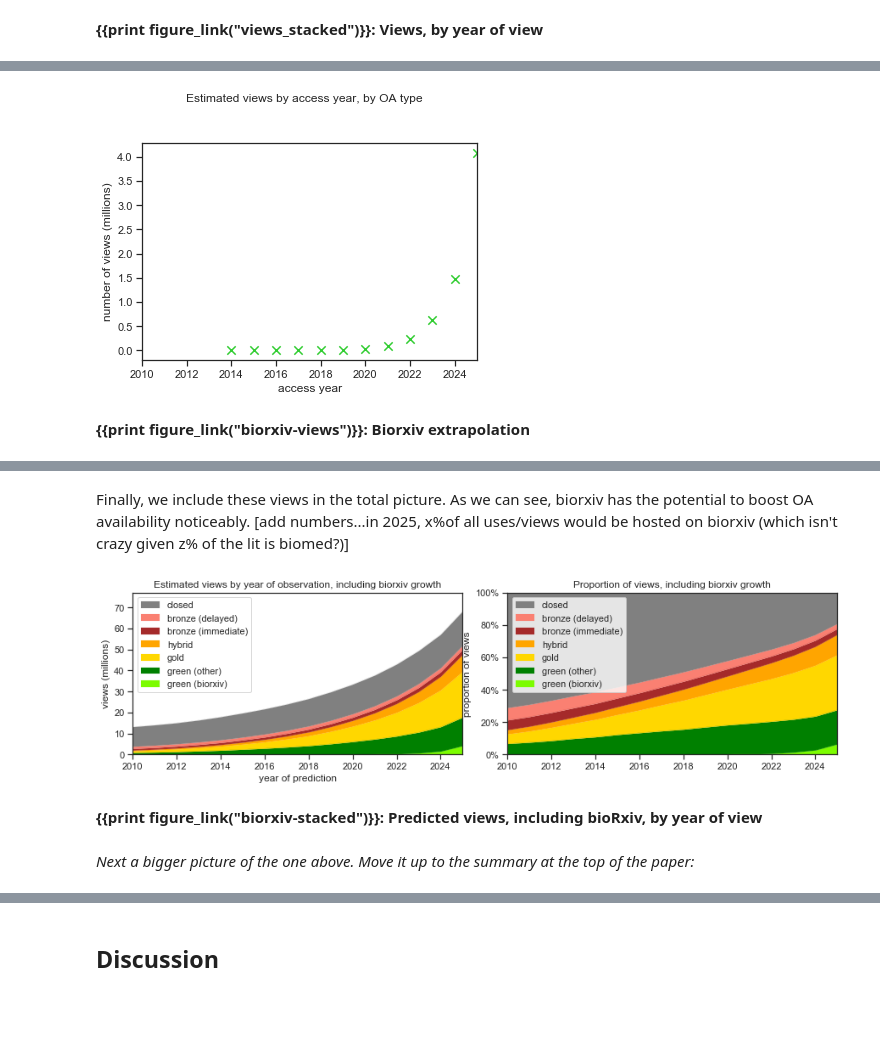
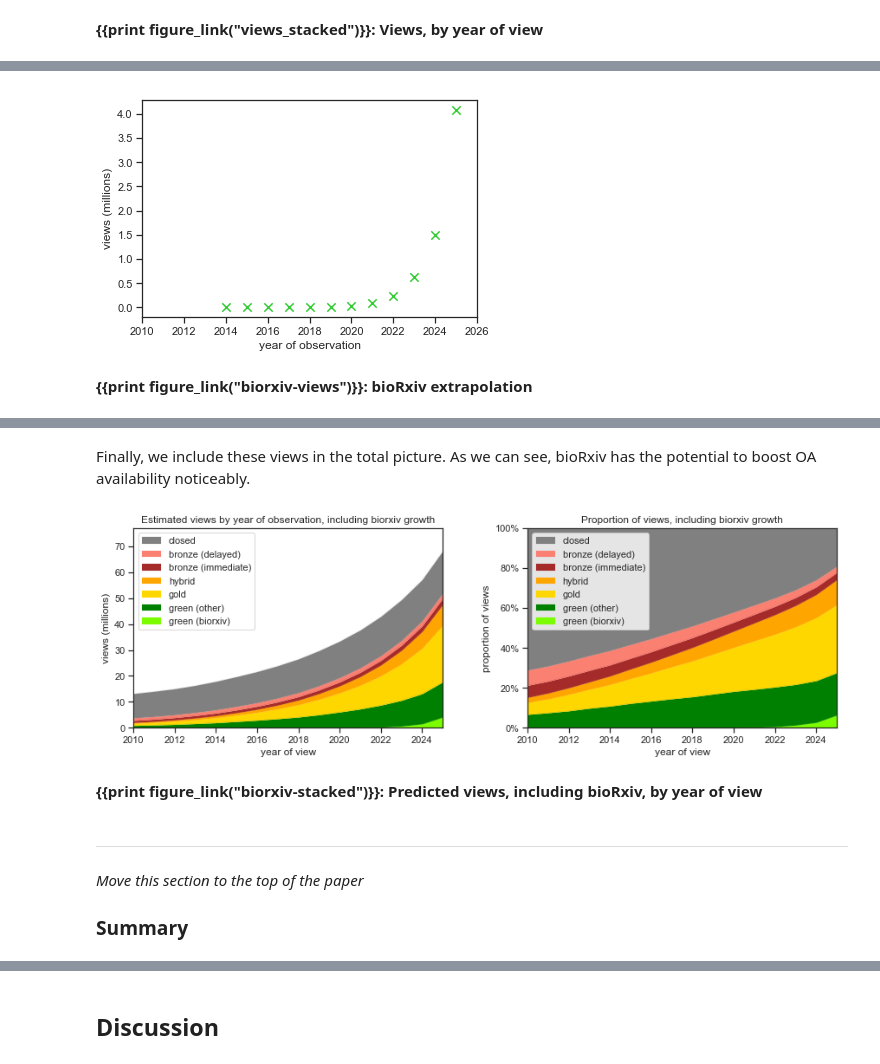
Before and after one commit to ourresearch/future-oa, a Jupyter notebook: manuscript.ipynb, the cells around one changed output, grey strips where cells are left out. Drawn from its saved outputs; the diff is of its cells as text; code cells hidden in the pictures; blank space fills up the shorter version.

```diff
--- a/manuscript.ipynb
+++ b/manuscript.ipynb
@@ -484,7 +495,7 @@ def graph_views(graph_type, data=None, now_delta_years=0, ax=None):
     calc_min_year = 1951
     display_min_year = 2010
     now_year = 2018 - now_delta_years
-    max_year = 2024
+    max_year = 2025
 
     color = graph_type
 
@@ -511,13 +522,13 @@ def graph_views(graph_type, data=None, now_delta_years=0, ax=None):
     ax.scatter(x, y, marker='x', s=70, color=my_color_lookup["color"])
 
     ax.yaxis.set_major_formatter(mpl.ticker.FuncFormatter(lambda y, pos: '{0:,.1f}'.format(y/(1000*1000.0))))
-    ax.set_ylabel("number of views (millions)")
+    ax.set_ylabel("views (millions)")
 
     ax.set_xlim(min(year_range), max_year+1)
 #         ax.set_ylim(0, max_y)
-    ax.set_xlabel('access year')
-    title = plt.suptitle("Estimated views by access year, by OA type")
-    title.set_position([.5, 1.05])
+    ax.set_xlabel('year of observation')
+#     title = plt.suptitle("Estimated views by access year, by OA type")
+#     title.set_position([.5, 1.05])
     return df_views_by_year
 # %%
 
@@ -2132,59 +2181,62 @@ g.map(plt.scatter, "observation_year", "views", **kws);
 # %%
-
 total_views_including_biorxiv = predicted_views_total.copy()
 biorxiv_views = graph_views("biorxiv");
 biorxiv_views["graph_type"] = "biorxiv"
 biorxiv_views["oa_status"] = "biorxiv"
 total_views_including_biorxiv = total_views_including_biorxiv.append(biorxiv_views)
 # %% [output]
-[figure, old version]
+[figure, new version]
 # %% [markdown]
-**{{print figure_link("biorxiv-views")}}: Biorxiv extrapolation**
+**{{print figure_link("biorxiv-views")}}: bioRxiv extrapolation**
 # %%
 register_new_figure("biorxiv-stacked");
 # %% [output]
 [interactive output not drawn]
 # %% [markdown]
-Finally, we include these views in the total picture. As we can see, biorxiv has the potential to boost OA availability noticeably. [add numbers...in 2025, x%of all uses/views would be hosted on biorxiv (which isn't crazy given z% of the lit is biomed?)]
+Finally, we include these views in the total picture. As we can see, bioRxiv has the potential to boost OA availability noticeably.
 # %%
 all_data_pivot_plus_biorxiv = total_views_including_biorxiv.pivot_table(
              index='observation_year', columns='graph_type', values=['views'], aggfunc=np.sum)\
        .sort_index(axis=1, level=1)\
        .swaplevel(0, 1, axis=1)
 all_data_pivot_plus_biorxiv.columns = all_data_pivot_plus_biorxiv.columns.levels[0]
 # all_data_pivot_plus_biorxiv["biorxiv"] = all_data_pivot_plus_biorxiv["biorxiv"].fillna(0)
 # all_data_pivot_plus_biorxiv["closed"] -= all_data_pivot_plus_biorxiv["biorxiv"]
 all_data_pivot_plus_biorxiv
 
-
-
-fig, (ax1, ax2) = plt.subplots(1, 2, figsize=(12, 3), sharex=True, sharey=False)
+fig, (ax1, ax2) = plt.subplots(1, 2, figsize=(12, 4), sharex=True, sharey=False)
 plt.tight_layout(pad=0, w_pad=2, h_pad=1)
 plt.subplots_adjust(hspace=1)
 
 all_data_pivot_plus_biorxiv_graph = all_data_pivot_plus_biorxiv
 all_data_pivot_plus_biorxiv_graph = all_data_pivot_plus_biorxiv_graph.loc[all_data_pivot.index > 1960]
 my_plot = all_data_pivot_plus_biorxiv_graph[graph_type_order_plus_biorxiv].plot.area(stacked=True, color=graph_type_colors_plus_biorxiv, ax=ax1, linewidth=0.1)
 ax1.yaxis.set_major_formatter(mpl.ticker.FuncFormatter(lambda y, pos: '{0:,.0f}'.format(y/(1000*1000.0))))
-ax1.set_xlabel('year of prediction')
+ax1.set_xlabel('year of view')
 ax1.set_ylabel('views (millions)')
 ax1.set_xlim(2010, 2025)
 ax1.set_ylim(0, 1.2*max(all_data_pivot_graph.sum(1)))
 ax1.set_title("Estimated views by year of observation, including biorxiv growth");
 handles, labels = my_plot.get_legend_handles_labels(); my_plot.legend(reversed(handles[0:7]), reversed(plus_biorxiv_labels[0:7]), loc='upper left');  # reverse to keep order consistent
 
 df_diff_proportional_plus_biorxiv = all_data_pivot_plus_biorxiv.div(all_data_pivot_graph.sum(1), axis=0)
 my_plot = df_diff_proportional_plus_biorxiv[graph_type_order_plus_biorxiv].plot.area(stacked=True, color=graph_type_colors_plus_biorxiv, ax=ax2, linewidth=0.1)
 my_plot.yaxis.set_major_formatter(mpl.ticker.PercentFormatter(xmax=1))
-ax2.set_xlabel('')
+ax2.set_xlabel('year of view')
 ax2.set_ylabel('proportion of views')
 ax2.set_title("Proportion of views, including biorxiv growth");
 ax2.set_xlim(2010, 2025)
 ax2.set_ylim(0, 1)
 handles, labels = my_plot.get_legend_handles_labels(); my_plot.legend(reversed(handles[0:7]), reversed(plus_biorxiv_labels[0:7]), loc='upper left');  # reverse to keep order consistent
+
+plt.tight_layout(pad=.5, w_pad=4, h_pad=2.0)
+plt.subplots_adjust(hspace=1)
 # %% [output]
-[figure, old version]
+[figure, new version]
 # %% [markdown]
 **{{print figure_link("biorxiv-stacked")}}: Predicted views, including bioRxiv, by year of view**
 # %% [markdown]
-*Next a bigger picture of the one above. Move it up to the summary at the top of the paper:*
+------------
+*Move this section to the top of the paper*
+
+### Summary
```
Also changed, not shown: parts of 59 cells of this notebook, 48 other files.
